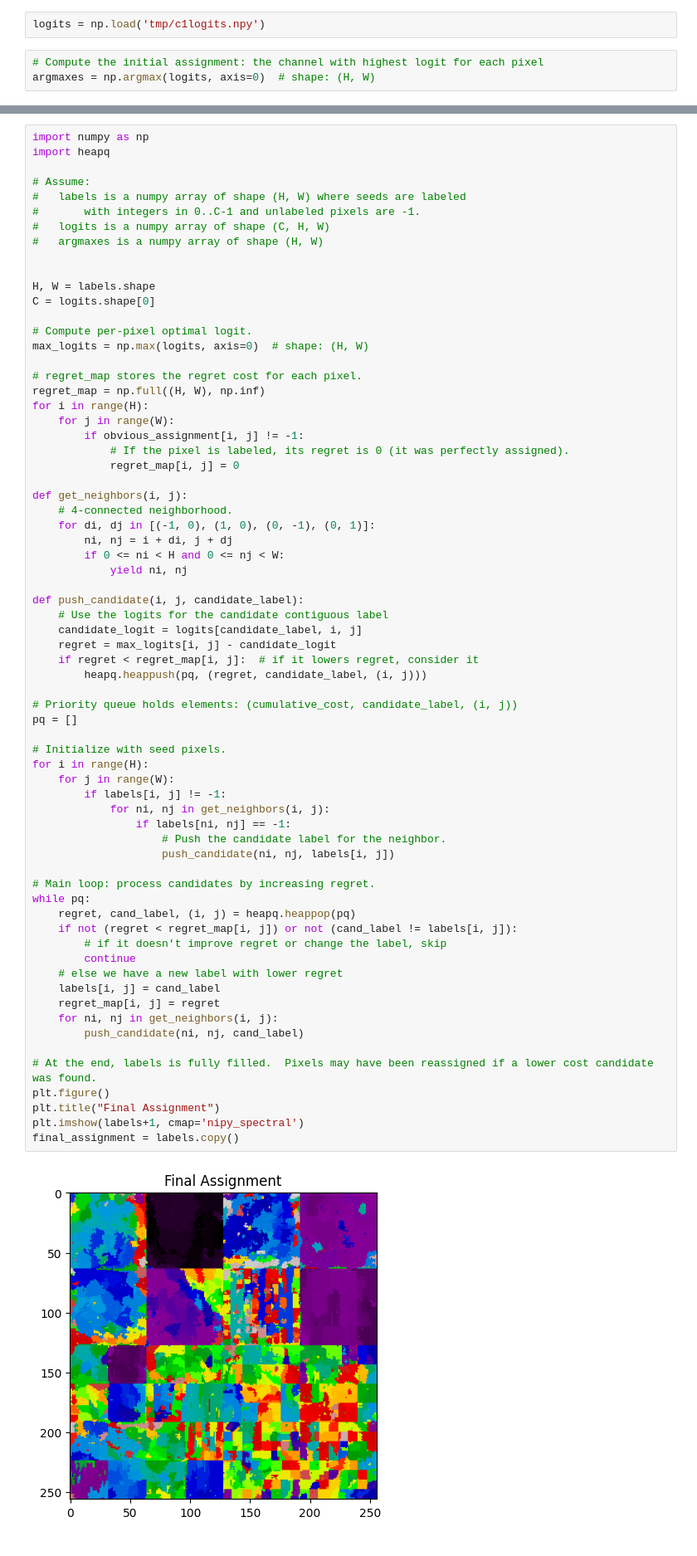
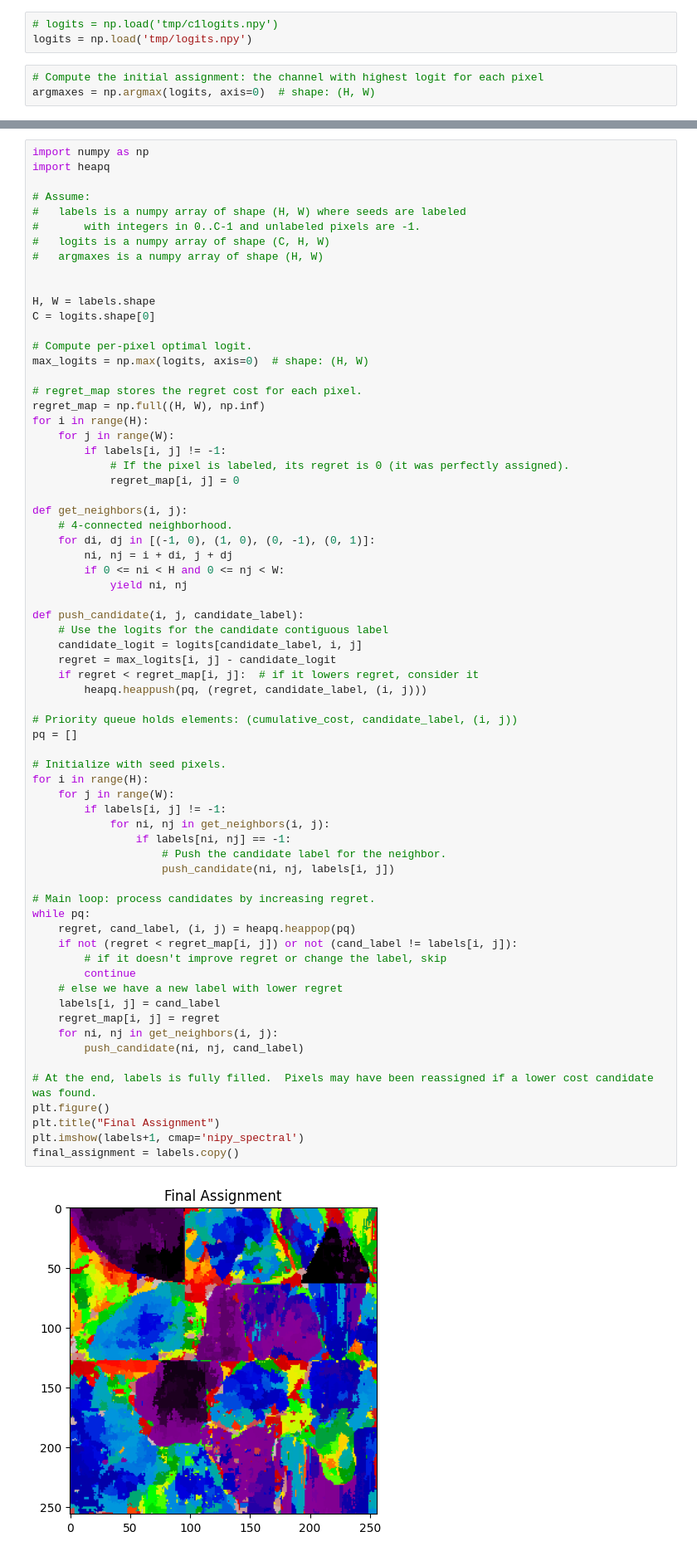
Before and after one commit to franchesoni/sam2, a Jupyter notebook: ours/superpixels.ipynb, the cells around one changed output, grey strips where cells are left out. Shown at 83% size. Cells and saved outputs as stored; diff of their text form.

Commit message:
remove obvious assignment step

```diff
--- a/ours/superpixels.ipynb
+++ b/ours/superpixels.ipynb
@@ -15,5 +15,6 @@ plt.imshow(img)
 # %%
-logits = np.load('tmp/c1logits.npy')
+# logits = np.load('tmp/c1logits.npy')
+logits = np.load('tmp/logits.npy')
 # %%
 # Compute the initial assignment: the channel with highest logit for each pixel
 argmaxes = np.argmax(logits, axis=0)  # shape: (H, W)
@@ -110,7 +112,7 @@ max_logits = np.max(logits, axis=0)  # shape: (H, W)
 regret_map = np.full((H, W), np.inf)
 for i in range(H):
     for j in range(W):
-        if obvious_assignment[i, j] != -1:
+        if labels[i, j] != -1:
             # If the pixel is labeled, its regret is 0 (it was perfectly assigned).
             regret_map[i, j] = 0
 
@@ -131,31 +133,31 @@ def push_candidate(i, j, candidate_label):
 # Priority queue holds elements: (cumulative_cost, candidate_label, (i, j))
 pq = []
 
 # Initialize with seed pixels.
 for i in range(H):
     for j in range(W):
         if labels[i, j] != -1:
             for ni, nj in get_neighbors(i, j):
                 if labels[ni, nj] == -1:
                     # Push the candidate label for the neighbor.
                     push_candidate(ni, nj, labels[i, j])
 
 # Main loop: process candidates by increasing regret.
 while pq:
     regret, cand_label, (i, j) = heapq.heappop(pq)
     if not (regret < regret_map[i, j]) or not (cand_label != labels[i, j]):
         # if it doesn't improve regret or change the label, skip
         continue
     # else we have a new label with lower regret
     labels[i, j] = cand_label
     regret_map[i, j] = regret
     for ni, nj in get_neighbors(i, j):
         push_candidate(ni, nj, cand_label)
 
 # At the end, labels is fully filled.  Pixels may have been reassigned if a lower cost candidate was found.
 plt.figure()
 plt.title("Final Assignment")
 plt.imshow(labels+1, cmap='nipy_spectral')
 final_assignment = labels.copy()
 # %% [output]
-[figure, old version]
+[figure, new version]
```
Also changed, not shown: parts of 6 cells of this notebook.
